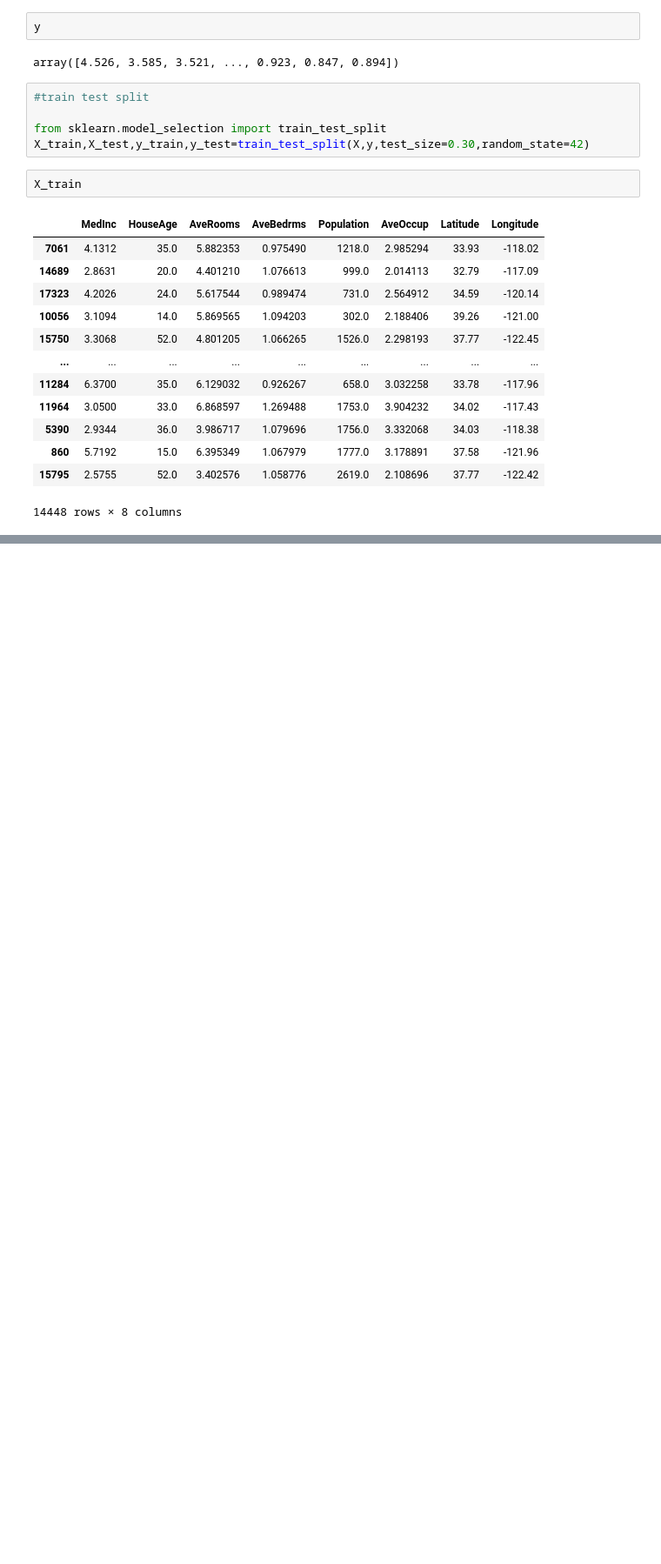
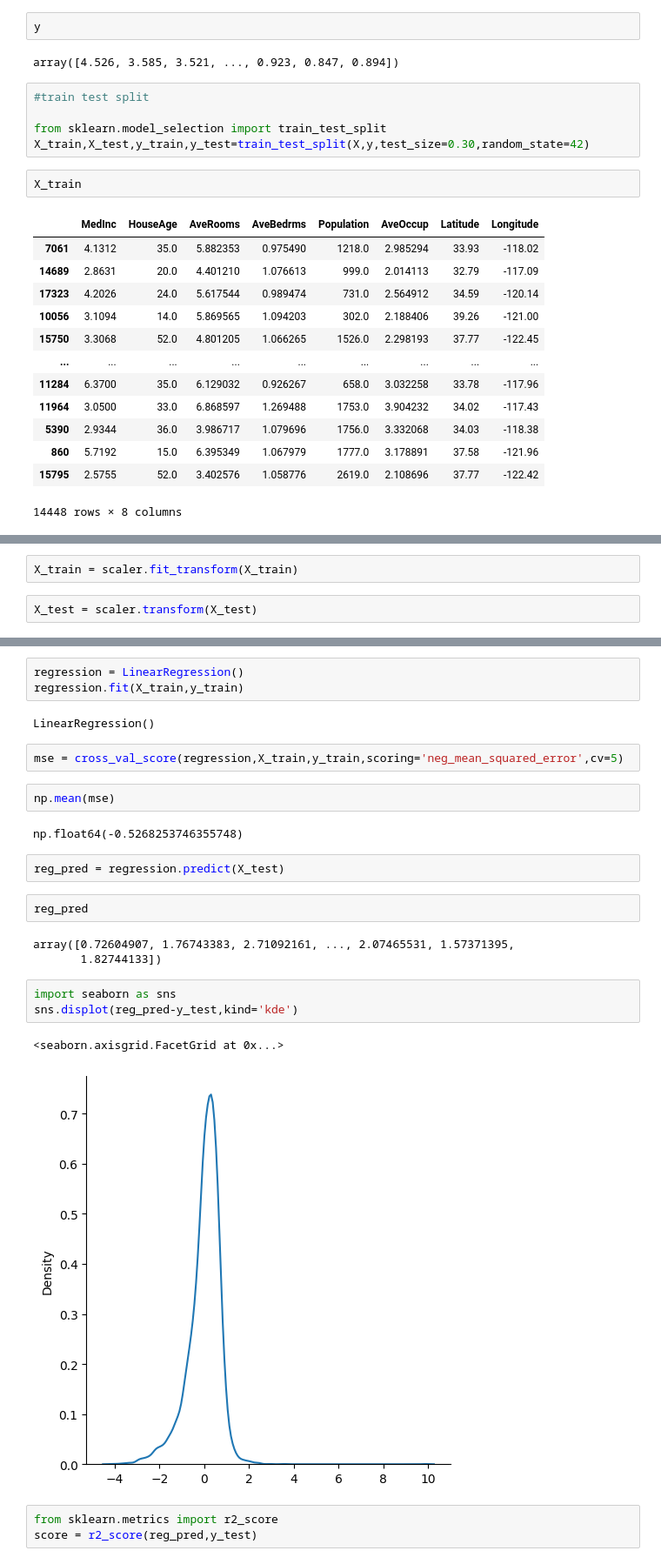
Before and after one commit to Kuldeep2003-exe/sklearn, a Jupyter notebook: Classification_ML.ipynb, the cells around one changed output, grey strips where cells are left out. Shown: that part at 87% size. Saved outputs shown, nothing was run; the diff lists cells and outputs as text; blank space fills up the shorter version.

```diff
--- a/Classification_ML.ipynb
+++ b/Classification_ML.ipynb
@@ -93,0 +97,4 @@ X_train
+# %%
+X_train = scaler.fit_transform(X_train)
+# %%
+X_test = scaler.transform(X_test)
@@ -93,0 +120,27 @@ X_train
+# %%
+regression = LinearRegression()
+regression.fit(X_train,y_train)
+# %% [output]
+LinearRegression()
+# %%
+mse = cross_val_score(regression,X_train,y_train,scoring='neg_mean_squared_error',cv=5)
+# %%
+np.mean(mse)
+# %% [output]
+np.float64(-0.5268253746355748)
+# %%
+reg_pred = regression.predict(X_test)
+# %%
+reg_pred
+# %% [output]
+array([0.72604907, 1.76743383, 2.71092161, ..., 2.07465531, 1.57371395,
+       1.82744133])
+# %%
+import seaborn as sns
+sns.displot(reg_pred-y_test,kind='kde')
+# %% [output]
+<seaborn.axisgrid.FacetGrid at 0x...>
+[figure, added]
+# %%
+from sklearn.metrics import r2_score
+score = r2_score(reg_pred,y_test)
```
Also changed, not shown: parts of 4 cells of this notebook.
